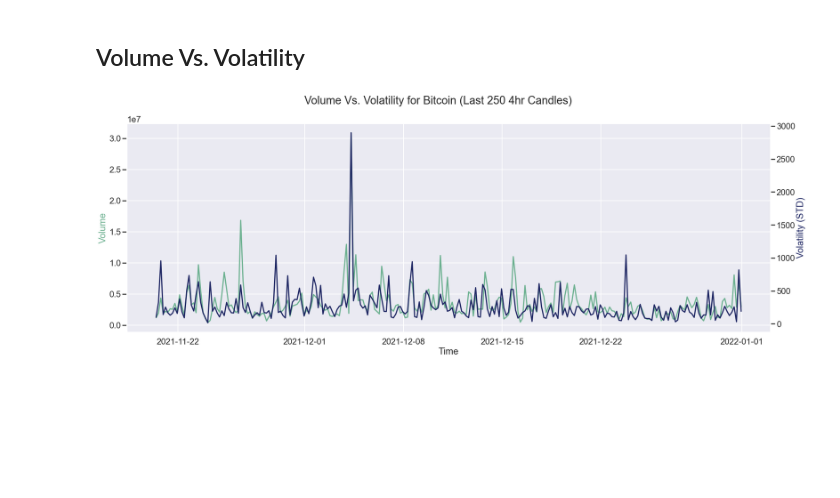
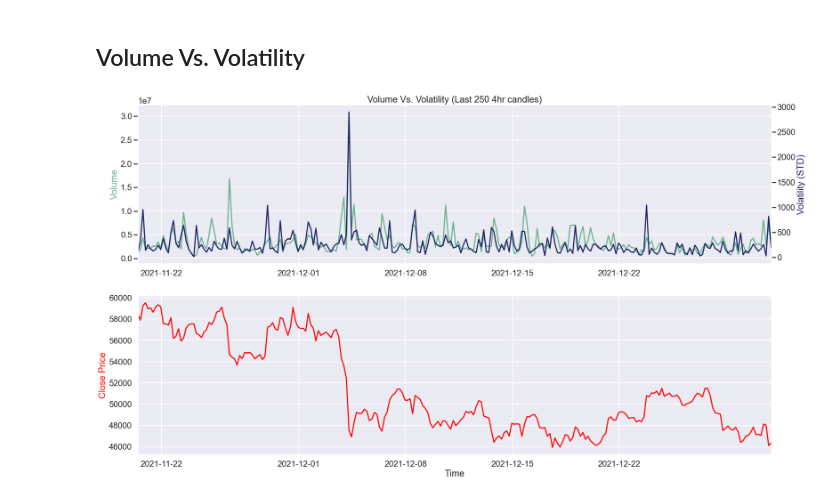
Before and after one commit to isaacjeffersonlee/icl-blockchain-group-shared, a Jupyter notebook: Notebooks/btc_volatility_volume/btc_volatility_volume.ipynb, the cells around one changed output. Cells and saved outputs as stored; diff of their text form; code cells hidden in the pictures; blank space fills up the shorter version.

Commit message:
feat(Notebooks): add price overlay to vol plot

```diff
--- a/Notebooks/btc_volatility_volume/btc_volatility_volume.ipynb
+++ b/Notebooks/btc_volatility_volume/btc_volatility_volume.ipynb
@@ -15,0 +17,7 @@ import matplotlib.pyplot as plt
+# %%
+sns.set(rc={"figure.figsize":(25, 12)})
+sns.set_context("poster")
+palette = "crest"
+sns.set_palette(palette=palette)
+my_colors = ["#6CB190", "#1D2562"]
+sns.color_palette(palette=palette, as_cmap=True)
@@ -28,7 +38,7 @@ original_df.head(3)
 ## Aggregating into 4hr candles and calculating volatility
 So if our original dataframe has 1hr candles and we want the last num_candles 4hr candles, that means we are interested in the last 4*num_candles entries in our original dataframe.
 # %%
-num_candles = 100
+num_candles = 250
 n = num_candles * 4
 original_df = original_df.tail(n)
 original_df.shape
@@ -105,20 +113,24 @@ fig.show()
 # %% [markdown]
 ## Volume Vs. Volatility
 # %%
-fig, ax1 = plt.subplots() # initializes figure and plots
+fig, ax = plt.subplots(2, 1, figsize=(30, 17)) # initializes figure and plots
 
-ax2 = ax1.twinx() # applies twinx to ax2, which is the second y axis.
+ax2 = ax[0].twinx()
+g1 = sns.lineplot(data=df, x='dateTime', y='volume', ax=ax[0], color=my_colors[0])
+g2 = sns.lineplot(data=df, x='dateTime', y='volatility', ax=ax2, color=my_colors[1])
+g3 = sns.lineplot(data=df, x='dateTime', y='close', ax=ax[1], color='red')
 
-sns.lineplot(data=df, x='dateTime', y='volume', ax=ax1, color=my_colors[0])
-sns.lineplot(data=df, x='dateTime', y='volatility', ax=ax2, color=my_colors[1])
-
-ax1.set_xlabel('Time')
-ax1.set_ylabel('Volume', color=my_colors[0])
+ax[0].set_xlabel('')
+ax[0].set_ylabel('Volume', color=my_colors[0])
+ax[0].set_xlim([df.dateTime.iloc[0], df.dateTime.iloc[-1]])
 ax2.set_ylabel('Volatility (STD)', color=my_colors[1])
 ax2.grid(False)
-fig.suptitle(f'Volume Vs. Volatility for Bitcoin (Last {num_candles} 4hr Candles)')
+ax[1].set_ylabel('Close Price', color='red')
+ax[1].set_xlabel('Time')
+ax[1].set_xlim([df.dateTime.iloc[0], df.dateTime.iloc[-1]])
+plt.title(f"Volume Vs. Volatility (Last {num_candles} 4hr candles)")
 
 plt.savefig(f'USDT_BTC_volume_vs_volatility_last_{num_candles}_candles.png')
 plt.show()
 # %% [output]
-[figure, old version]
+[figure, new version]
```
Also changed, not shown: parts of 5 cells of this notebook, 3 other files.
